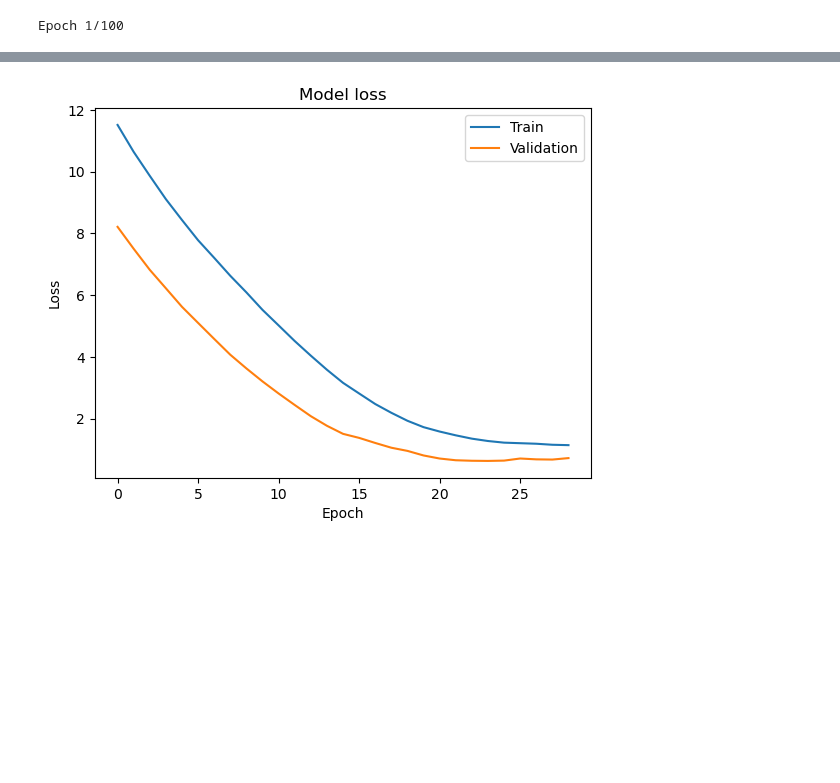
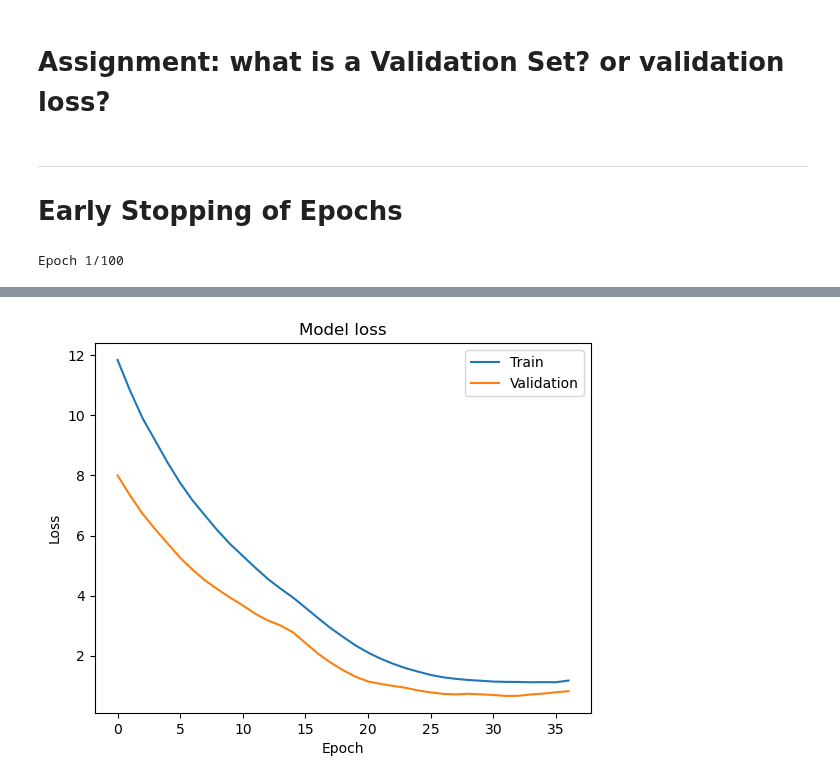
Before and after one commit to AammarTufail/six-months_python_for_data_science-mentorship-program, a Jupyter notebook: 08_deep_learning_with_tensorflow/02_mlp.ipynb, the cells around one changed output, grey strips where cells are left out. Cells and saved outputs as stored; diff of their text form; code cells hidden in the pictures; blank space fills up the shorter version.

```diff
--- a/08_deep_learning_with_tensorflow/02_mlp.ipynb
+++ b/08_deep_learning_with_tensorflow/02_mlp.ipynb
@@ -19,7 +19,9 @@ X = tips.drop('tip', axis=1)
 y = tips['tip']
 
 # Splitting the dataset
-X_train, X_test, y_train, y_test = train_test_split(X, y, test_size=0.2, random_state=42)
+X_train, X_test, y_train, y_test = train_test_split(X, y,
+                                                    test_size=0.2,
+                                                    random_state=42)
 
 # Standardizing the data
 scaler = StandardScaler()
@@ -28,19 +30,22 @@ X_test = scaler.transform(X_test)
 
 # Building the model
 model = tf.keras.models.Sequential([
-    tf.keras.layers.Dense(64, activation='relu', input_shape=(X_train.shape[1],)), # Input layer
+    tf.keras.layers.Dense(64, activation='relu',
+                          input_shape=(X_train.shape[1],)), # Input layer
+
     tf.keras.layers.Dense(32, activation='relu'), # Hidden layer
+
     tf.keras.layers.Dense(1)  # Output layer for regression
 ])
 
 # Compile the model
-model.compile(optimizer='adam', loss='mean_squared_error')
+model.compile(optimizer='adam', loss='mean_squared_error', metrics=['mae'])
 
 # Training the model
 model.fit(X_train, y_train, epochs=100, batch_size=32, verbose=1)
 
 # Evaluating the model (using Mean Squared Error)
 loss = model.evaluate(X_test, y_test, verbose=0)
-loss
+print('Mean Squared Error: ', loss[0])
 # %% [output]
 Epoch 1/100
@@ -98,5 +102,12 @@ plt.show()
+# %% [markdown]
+# **Assignment:** what is a Validation Set? or validation loss?
+# %% [markdown]
+---
+
+# Early Stopping of Epochs
 # %%
 from tensorflow.keras.callbacks import EarlyStopping
+
 # Building the model
 model = tf.keras.models.Sequential([
     tf.keras.layers.Dense(64, activation='relu', input_shape=(X_train.shape[1],)), # Input layer
@@ -111,7 +122,9 @@ model.compile(optimizer='adam', loss='mean_squared_error')
 early_stopping = EarlyStopping(patience=5)
 
 # Train the model with the callback function
-history = model.fit(X_train, y_train, epochs=100, batch_size=32, verbose=1, validation_data=(X_test, y_test), callbacks=[early_stopping])
+history = model.fit(X_train, y_train, epochs=100, batch_size=32, verbose=1,
+                    validation_data=(X_test, y_test),
+                    callbacks=[early_stopping])
 
 # Evaluating the model (using Mean Squared Error)
 loss = model.evaluate(X_test, y_test, verbose=0)
@@ -154 +167 @@ Epoch 29/100
-[figure, old version]
+[figure, new version]
```
Also changed, not shown: parts of 4 cells of this notebook, 1 other file.
